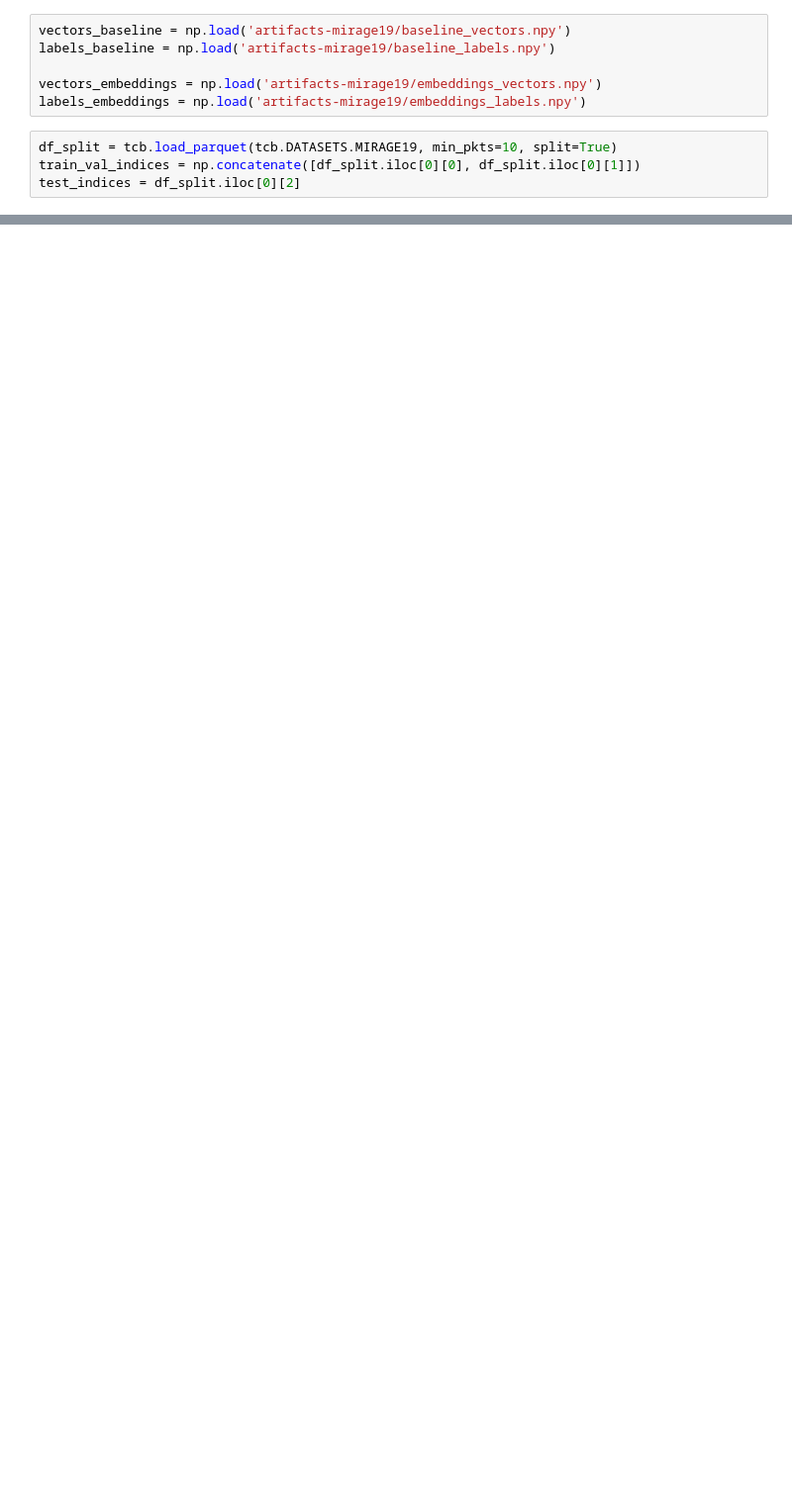
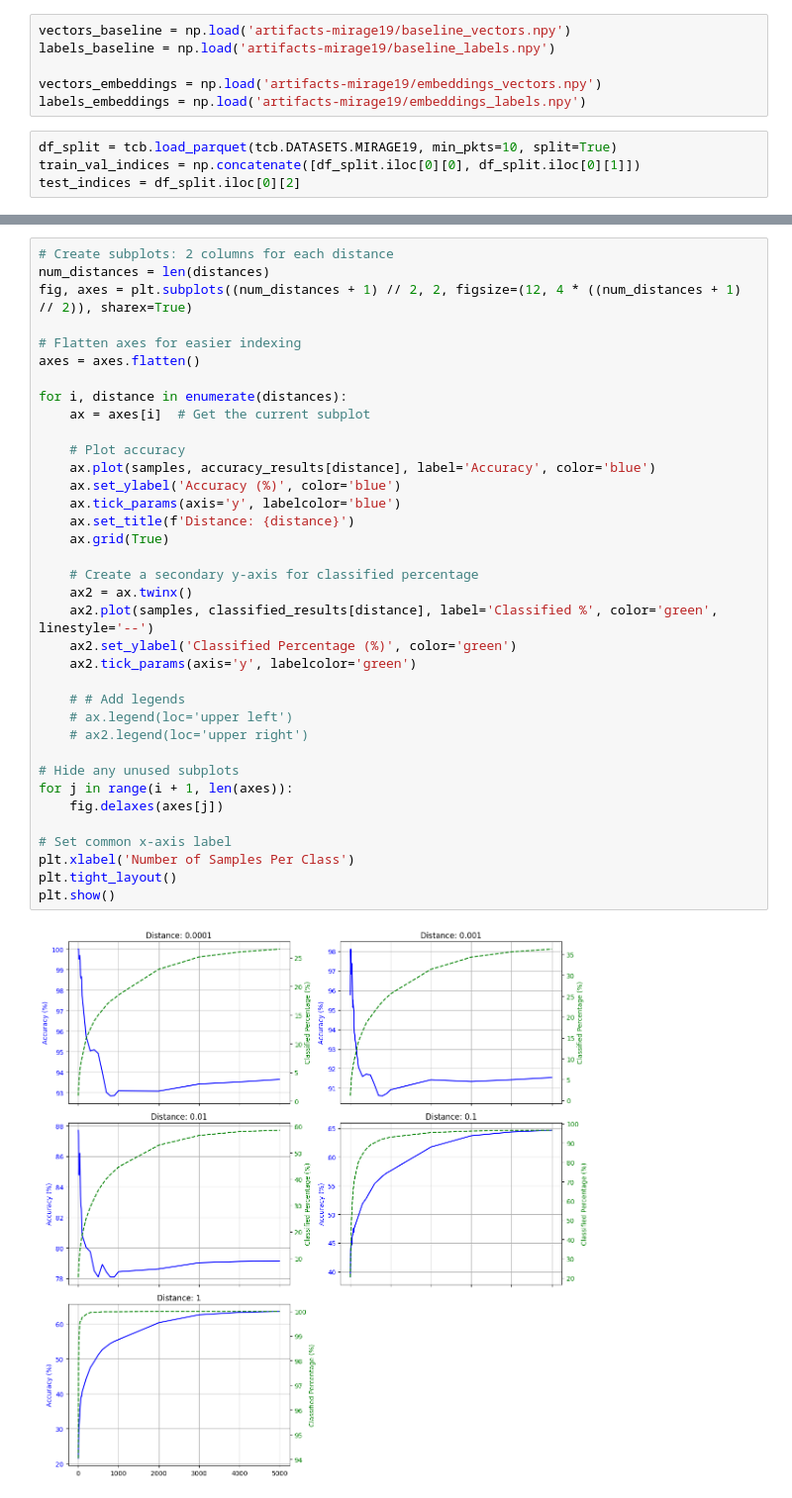
Before and after one commit to elliev7/partiii_research_project, a Jupyter notebook: fingerprinting/distances.ipynb, the cells around one changed output, grey strips where cells are left out. Shown at 99% size. Drawn from its saved outputs; the diff is of its cells as text; blank space fills up the shorter version.

```diff
--- a/fingerprinting/distances.ipynb
+++ b/fingerprinting/distances.ipynb
@@ -100,0 +162,38 @@ Baseline euclidean match in top 5 neighbors: 87.93%
+# %%
+# Create subplots: 2 columns for each distance
+num_distances = len(distances)
+fig, axes = plt.subplots((num_distances + 1) // 2, 2, figsize=(12, 4 * ((num_distances + 1) // 2)), sharex=True)
+
+# Flatten axes for easier indexing
+axes = axes.flatten()
+
+for i, distance in enumerate(distances):
+    ax = axes[i]  # Get the current subplot
+
+    # Plot accuracy
+    ax.plot(samples, accuracy_results[distance], label='Accuracy', color='blue')
+    ax.set_ylabel('Accuracy (%)', color='blue')
+    ax.tick_params(axis='y', labelcolor='blue')
+    ax.set_title(f'Distance: {distance}')
+    ax.grid(True)
+
+    # Create a secondary y-axis for classified percentage
+    ax2 = ax.twinx()
+    ax2.plot(samples, classified_results[distance], label='Classified %', color='green', linestyle='--')
+    ax2.set_ylabel('Classified Percentage (%)', color='green')
+    ax2.tick_params(axis='y', labelcolor='green')
+
+    # # Add legends
+    # ax.legend(loc='upper left')
+    # ax2.legend(loc='upper right')
+
+# Hide any unused subplots
+for j in range(i + 1, len(axes)):
+    fig.delaxes(axes[j])
+
+# Set common x-axis label
+plt.xlabel('Number of Samples Per Class')
+plt.tight_layout()
+plt.show()
+# %% [output]
+[figure, added]
```
Also changed, not shown: parts of 10 cells of this notebook, 1 other file.
